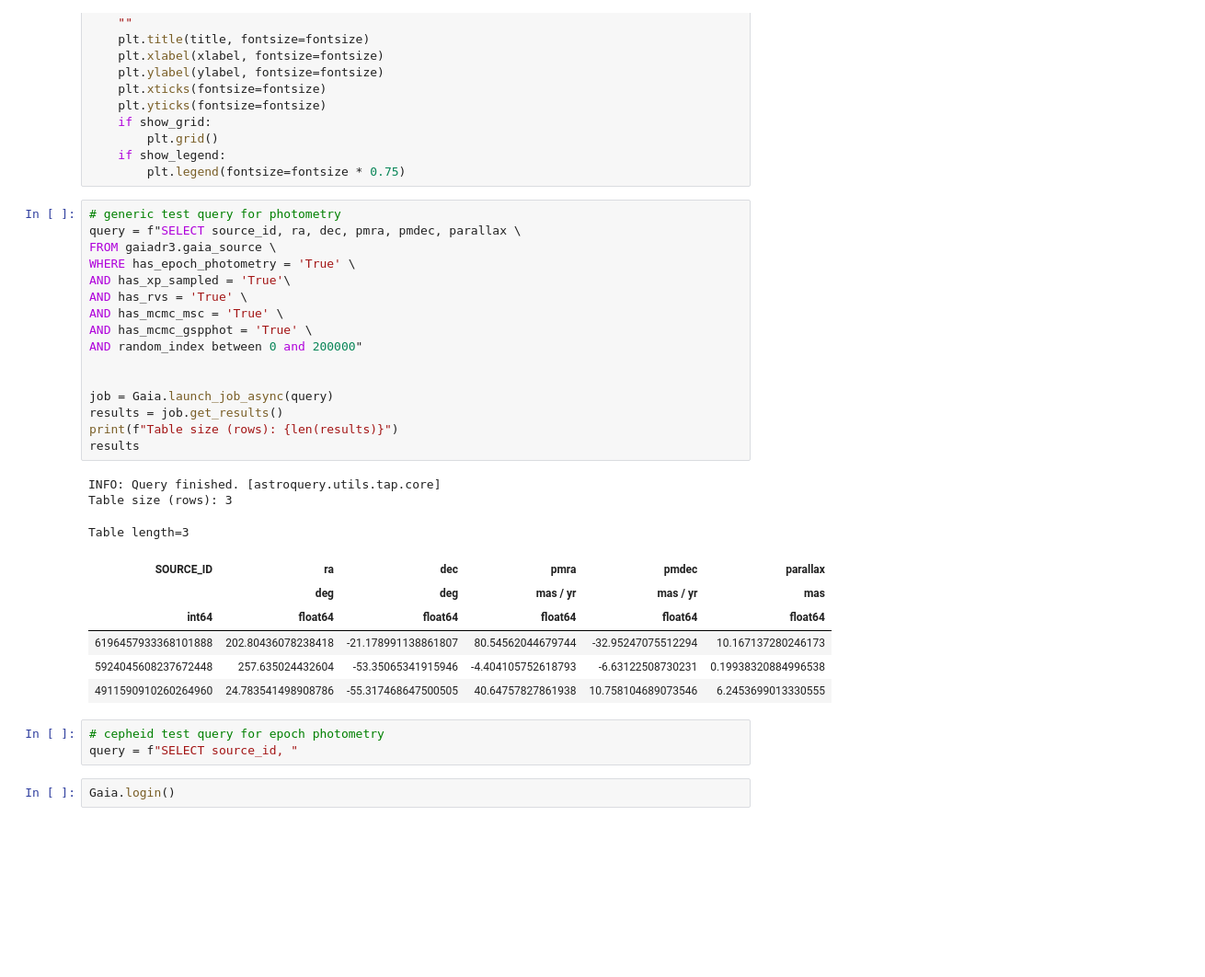
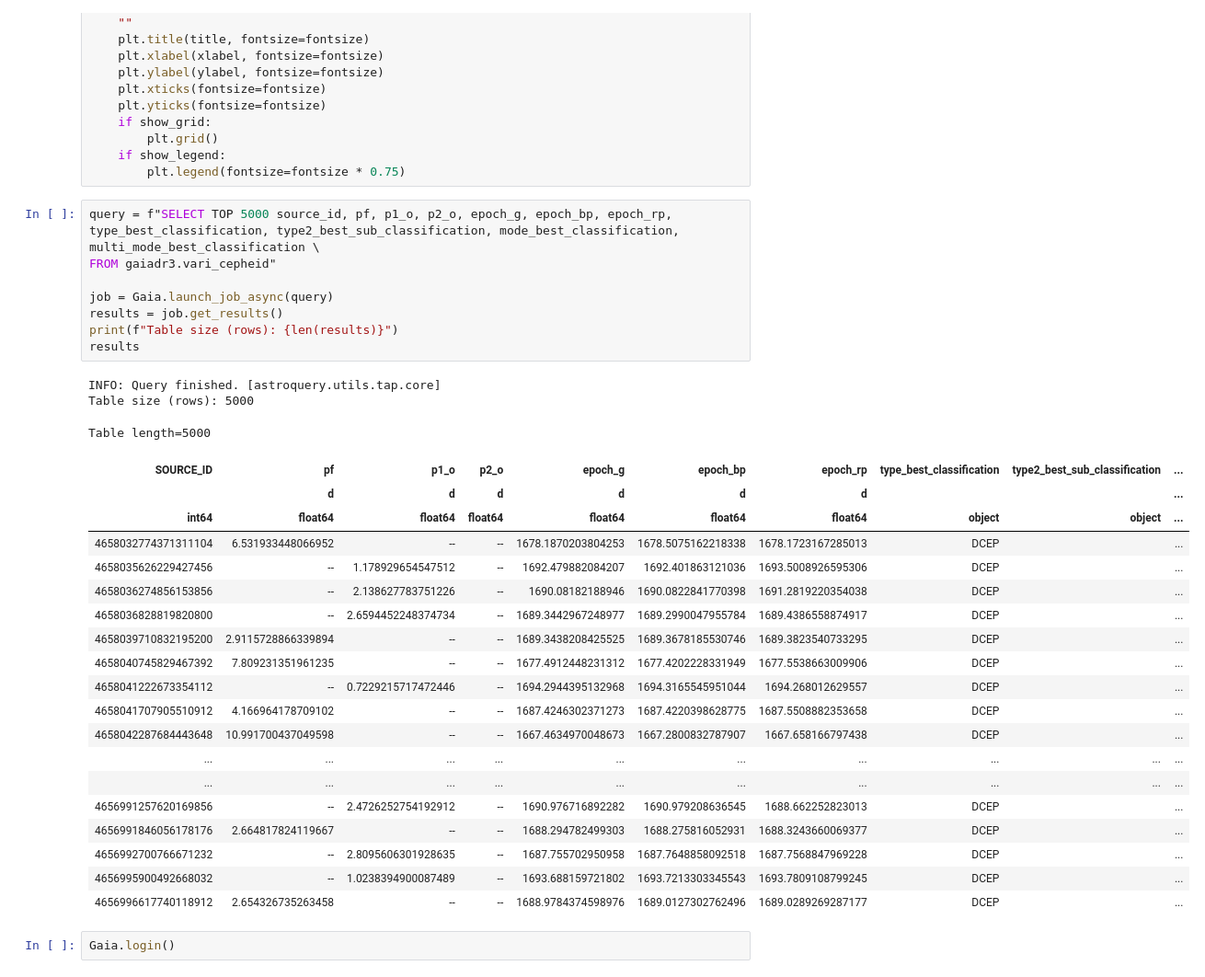
Before and after one commit to jduffy93/Gaia_variable_star_classification, a Jupyter notebook: analysis.ipynb, the cells around one changed output. Shown at 92% size. Cells and saved outputs as stored; diff of their text form; blank space fills up the shorter version.

```diff
--- a/analysis.ipynb
+++ b/analysis.ipynb
@@ -138,34 +140,36 @@ def make_canvas(
     if show_legend:
         plt.legend(fontsize=fontsize * 0.75)
 # %%
-# generic test query for photometry
-query = f"SELECT source_id, ra, dec, pmra, pmdec, parallax \
-FROM gaiadr3.gaia_source \
-WHERE has_epoch_photometry = 'True' \
-AND has_xp_sampled = 'True'\
-AND has_rvs = 'True' \
-AND has_mcmc_msc = 'True' \
-AND has_mcmc_gspphot = 'True' \
-AND random_index between 0 and 200000"
-
+query = f"SELECT TOP 5000 source_id, pf, p1_o, p2_o, epoch_g, epoch_bp, epoch_rp, type_best_classification, type2_best_sub_classification, mode_best_classification, multi_mode_best_classification \
+FROM gaiadr3.vari_cepheid"
 
 job = Gaia.launch_job_async(query)
 results = job.get_results()
 print(f"Table size (rows): {len(results)}")
 results
 # %% [output]
 INFO: Query finished. [astroquery.utils.tap.core]
-Table size (rows): 3
+Table size (rows): 5000
-Table length=3
+Table length=5000
-| SOURCE_ID | ra | dec | pmra | pmdec | parallax |
-|  | deg | deg | mas / yr | mas / yr | mas |
-| int64 | float64 | float64 | float64 | float64 | float64 |
-| 6196457933368101888 | 202.80436078238418 | -21.178991138861807 | 80.54562044679744 | -32.95247075512294 | 10.167137280246173 |
-| 5924045608237672448 | 257.635024432604 | -53.35065341915946 | -4.404105752618793 | -6.63122508730231 | 0.19938320884996538 |
-| 4911590910260264960 | 24.783541498908786 | -55.317468647500505 | 40.64757827861938 | 10.758104689073546 | 6.2453699013330555 |
+| SOURCE_ID | pf | p1_o | p2_o | epoch_g | epoch_bp | epoch_rp | type_best_classification | type2_best_sub_classification | ... |
+|  | d | d | d | d | d | d |  |  | ... |
+| int64 | float64 | float64 | float64 | float64 | float64 | float64 | object | object | ... |
+| 4658032774371311104 | 6.531933448066952 | -- | -- | 1678.1870203804253 | 1678.5075162218338 | 1678.1723167285013 | DCEP |  | ... |
+| 4658035626229427456 | -- | 1.178929654547512 | -- | 1692.479882084207 | 1692.401863121036 | 1693.5008926595306 | DCEP |  | ... |
+| 4658036274856153856 | -- | 2.138627783751226 | -- | 1690.08182188946 | 1690.0822841770398 | 1691.2819220354038 | DCEP |  | ... |
+| 4658036828819820800 | -- | 2.6594452248374734 | -- | 1689.3442967248977 | 1689.2990047955784 | 1689.4386558874917 | DCEP |  | ... |
+| 4658039710832195200 | 2.9115728866339894 | -- | -- | 1689.3438208425525 | 1689.3678185530746 | 1689.3823540733295 | DCEP |  | ... |
+| 4658040745829467392 | 7.809231351961235 | -- | -- | 1677.4912448231312 | 1677.4202228331949 | 1677.5538663009906 | DCEP |  | ... |
+| 4658041222673354112 | -- | 0.7229215717472446 | -- | 1694.2944395132968 | 1694.3165545951044 | 1694.268012629557 | DCEP |  | ... |
+| 4658041707905510912 | 4.166964178709102 | -- | -- | 1687.4246302371273 | 1687.4220398628775 | 1687.5508882353658 | DCEP |  | ... |
+| 4658042287684443648 | 10.991700437049598 | -- | -- | 1667.4634970048673 | 1667.2800832787907 | 1667.658166797438 | DCEP |  | ... |
+| ... | ... | ... | ... | ... | ... | ... | ... | ... | ... |
+| ... | ... | ... | ... | ... | ... | ... | ... | ... | ... |
+| 4656991257620169856 | -- | 2.4726252754192912 | -- | 1690.976716892282 | 1690.979208636545 | 1688.662252823013 | DCEP |  | ... |
+| 4656991846056178176 | 2.664817824119667 | -- | -- | 1688.294782499303 | 1688.275816052931 | 1688.3243660069377 | DCEP |  | ... |
+| 4656992700766671232 | -- | 2.8095606301928635 | -- | 1687.755702950958 | 1687.7648858092518 | 1687.7568847969228 | DCEP |  | ... |
+| 4656995900492668032 | -- | 1.0238394900087489 | -- | 1693.688159721802 | 1693.7213303345543 | 1693.7809108799245 | DCEP |  | ... |
+| 4656996617740118912 | 2.654326735263458 | -- | -- | 1688.9784374598976 | 1689.0127302762496 | 1689.0289269287177 | DCEP |  | ... |
-# %%
-# cepheid test query for epoch photometry
-query = f"SELECT source_id, "
 # %%
 Gaia.login()
 # %% [output]
```
Also changed, not shown: parts of 9 cells of this notebook, 1 other file.
